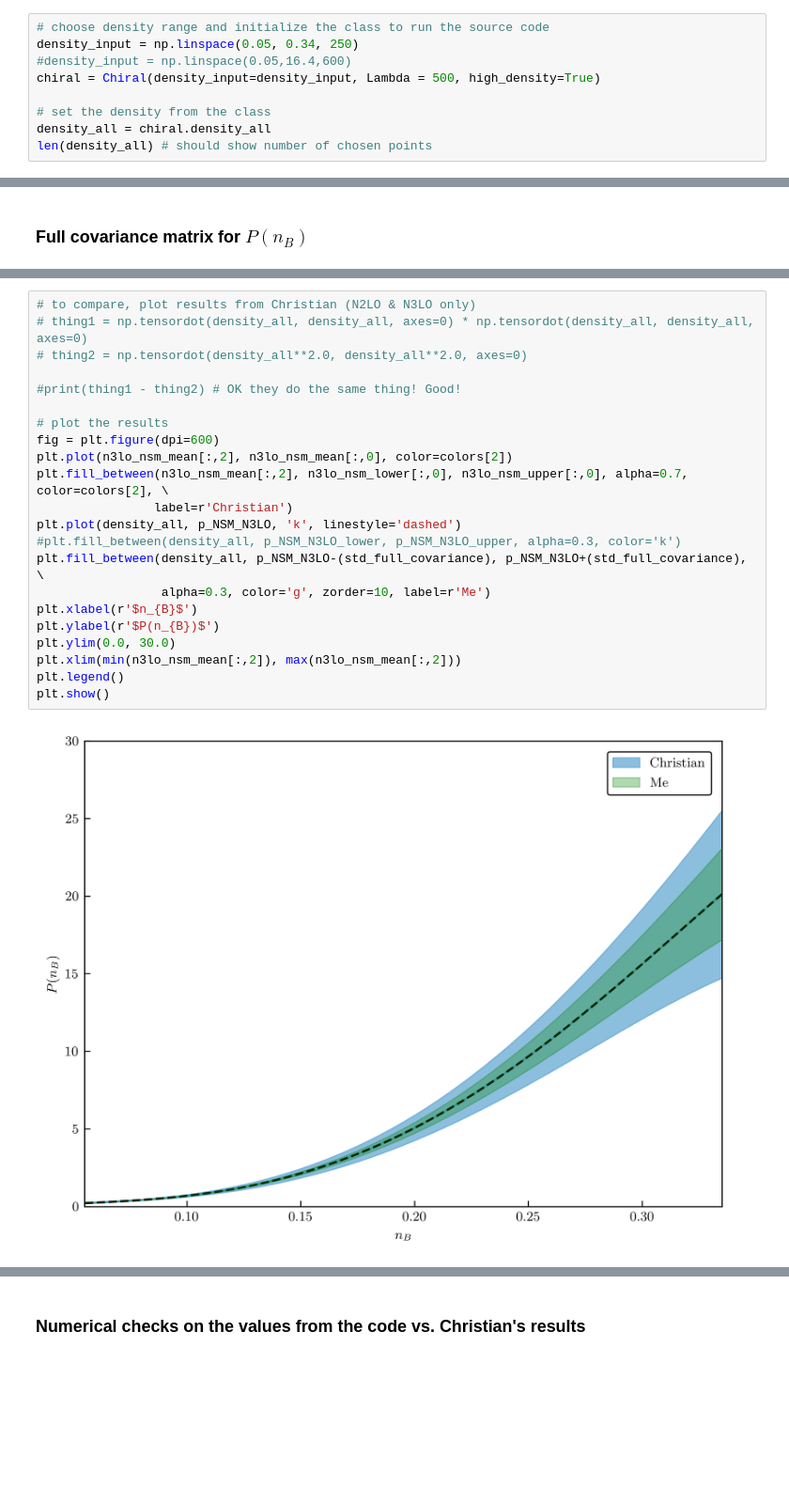
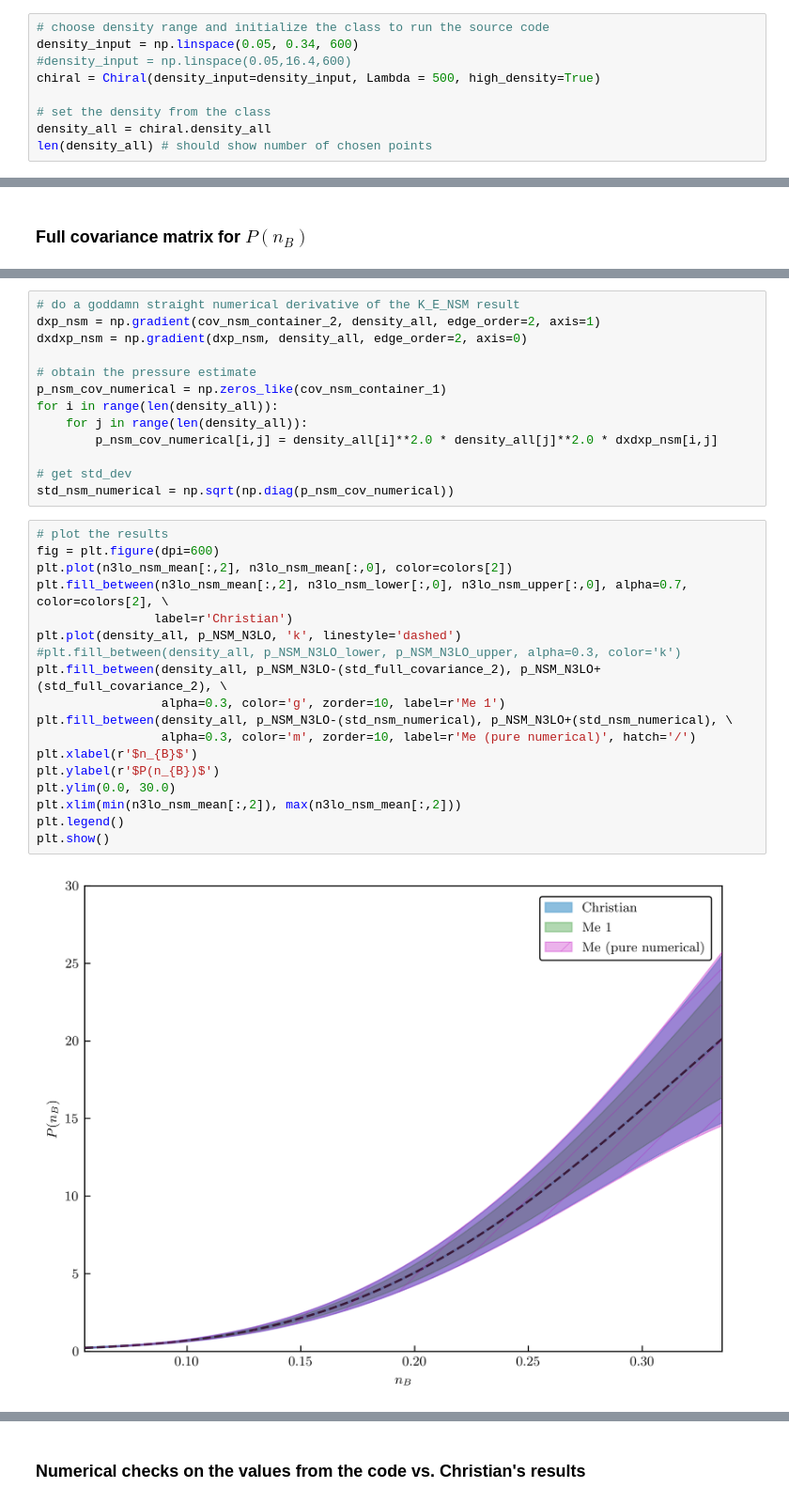
Before and after one commit to asemposki/neutron-rich-bmm, a Jupyter notebook: notebooks/NSM_EOS_ChEFT.ipynb, the cells around one changed output, grey strips where cells are left out. Shown at 94% size. Saved outputs shown, nothing was run; the diff lists cells and outputs as text; blank space fills up the shorter version.

Commit message:
numerical differentiation actually works, what do you know

```diff
--- a/notebooks/NSM_EOS_ChEFT.ipynb
+++ b/notebooks/NSM_EOS_ChEFT.ipynb
@@ -305,7 +304,7 @@ Choices to make here:
 The calculated nuclear matter data for input is in the `data` directory in csv files.
 # %%
 # choose density range and initialize the class to run the source code
-density_input = np.linspace(0.05, 0.34, 250)
+density_input = np.linspace(0.05, 0.34, 600)
 #density_input = np.linspace(0.05,16.4,600)
 chiral = Chiral(density_input=density_input, Lambda = 500, high_density=True)
 
@@ -1147,24 +1205,33 @@ std_full_covariance = np.sqrt(np.diag(p_full_covariance))
+# %%
+# do a goddamn straight numerical derivative of the K_E_NSM result
+dxp_nsm = np.gradient(cov_nsm_container_2, density_all, edge_order=2, axis=1)
+dxdxp_nsm = np.gradient(dxp_nsm, density_all, edge_order=2, axis=0)
+
+# obtain the pressure estimate
+p_nsm_cov_numerical = np.zeros_like(cov_nsm_container_1)
+for i in range(len(density_all)):
+    for j in range(len(density_all)):
+        p_nsm_cov_numerical[i,j] = density_all[i]**2.0 * density_all[j]**2.0 * dxdxp_nsm[i,j]
+
+# get std_dev
+std_nsm_numerical = np.sqrt(np.diag(p_nsm_cov_numerical))
 # %%
-# to compare, plot results from Christian (N2LO & N3LO only)
-# thing1 = np.tensordot(density_all, density_all, axes=0) * np.tensordot(density_all, density_all, axes=0)
-# thing2 = np.tensordot(density_all**2.0, density_all**2.0, axes=0)
-
-#print(thing1 - thing2) # OK they do the same thing! Good!
-
 # plot the results
 fig = plt.figure(dpi=600)
 plt.plot(n3lo_nsm_mean[:,2], n3lo_nsm_mean[:,0], color=colors[2])
 plt.fill_between(n3lo_nsm_mean[:,2], n3lo_nsm_lower[:,0], n3lo_nsm_upper[:,0], alpha=0.7, color=colors[2], \
                 label=r'Christian')
 plt.plot(density_all, p_NSM_N3LO, 'k', linestyle='dashed')
 #plt.fill_between(density_all, p_NSM_N3LO_lower, p_NSM_N3LO_upper, alpha=0.3, color='k')
-plt.fill_between(density_all, p_NSM_N3LO-(std_full_covariance), p_NSM_N3LO+(std_full_covariance), \
-                 alpha=0.3, color='g', zorder=10, label=r'Me')
+plt.fill_between(density_all, p_NSM_N3LO-(std_full_covariance_2), p_NSM_N3LO+(std_full_covariance_2), \
+                 alpha=0.3, color='g', zorder=10, label=r'Me 1')
+plt.fill_between(density_all, p_NSM_N3LO-(std_nsm_numerical), p_NSM_N3LO+(std_nsm_numerical), \
+                 alpha=0.3, color='m', zorder=10, label=r'Me (pure numerical)', hatch='/')
 plt.xlabel(r'$n_{B}$')
 plt.ylabel(r'$P(n_{B})$')
 plt.ylim(0.0, 30.0)
 plt.xlim(min(n3lo_nsm_mean[:,2]), max(n3lo_nsm_mean[:,2]))
 plt.legend()
 plt.show()
 # %% [output]
-[figure, old version]
+[figure, new version]
```
Also changed, not shown: parts of 16 cells of this notebook.
